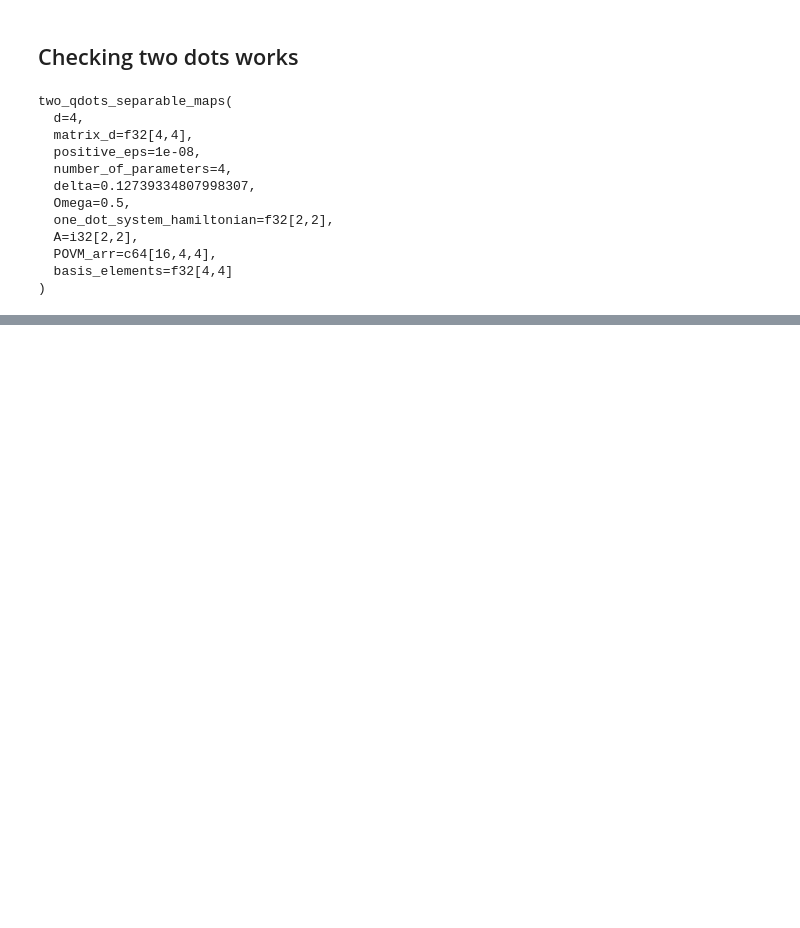
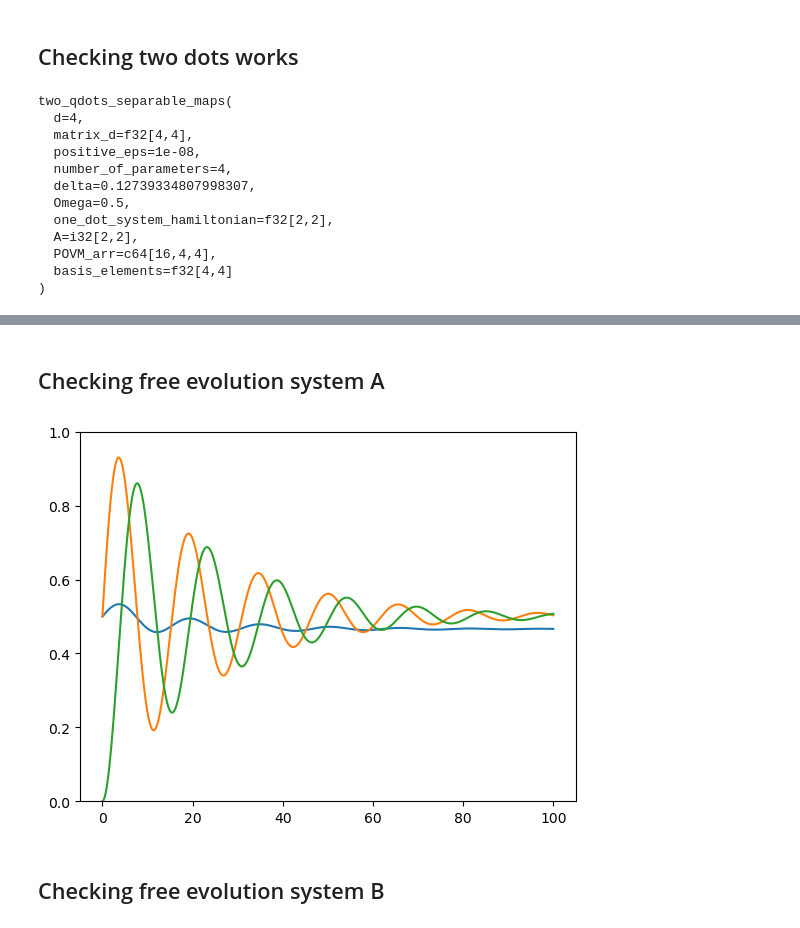
Before and after one commit to Rumoa/qll_qdots, a Jupyter notebook: model_writing.ipynb, the cells around one changed output, grey strips where cells are left out. Saved outputs shown, nothing was run; the diff lists cells and outputs as text; code cells hidden in the pictures; blank space fills up the shorter version.

```diff
--- a/model_writing.ipynb
+++ b/model_writing.ipynb
@@ -664,0 +989,52 @@ plt.show()
+# %% [markdown]
+## Checking free evolution system A
+# %%
+povm_A_id = jnp.array(
+    [jnp.kron(i, jnp.identity(2)) for i in list(simplest_povm_A)]
+)
+# %%
+povm_A_x_axis = povm_A_id[0:2] * 3
+povm_A_y_axis = povm_A_id[2:4] * 3
+povm_A_z_axis = povm_A_id[4:] * 3
+
+
+initial_state = vec(
+    qt.tensor(qt.ket2dm(qt.basis(2, 1)), qt.ket2dm(qt.basis(2, 1))).full()
+)
+
+m = two_qdots_separable_maps(POVM_array=povm_A_x_axis)
+
+
+times = jnp.linspace(0, 100, 1000)
+
+evolved_lkl = jax.vmap(
+    lambda t: m.likelihood_particle(true_pars, t, initial_state)
+)(times)
+
+plt.plot(times, evolved_lkl[:, 0])
+
+m = two_qdots_separable_maps(POVM_array=povm_A_y_axis)
+
+
+evolved_lkl = jax.vmap(
+    lambda t: m.likelihood_particle(true_pars, t, initial_state)
+)(times)
+
+plt.plot(times, evolved_lkl[:, 0])
+
+
+m = two_qdots_separable_maps(POVM_array=povm_A_z_axis)
+
+
+evolved_lkl = jax.vmap(
+    lambda t: m.likelihood_particle(true_pars, t, initial_state)
+)(times)
+
+plt.plot(times, evolved_lkl[:, 0])
+
+plt.ylim(0, 1.0001)
+plt.show()
+# %% [output]
+[figure, added]
+# %% [markdown]
+## Checking free evolution system B
```
Also changed, not shown: parts of 32 cells of this notebook.
